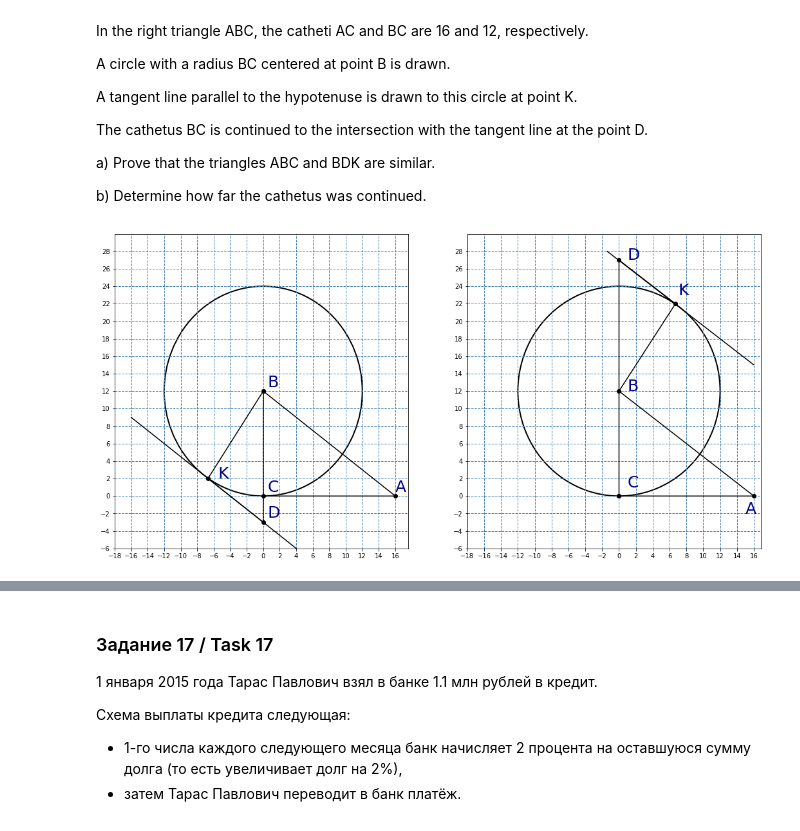
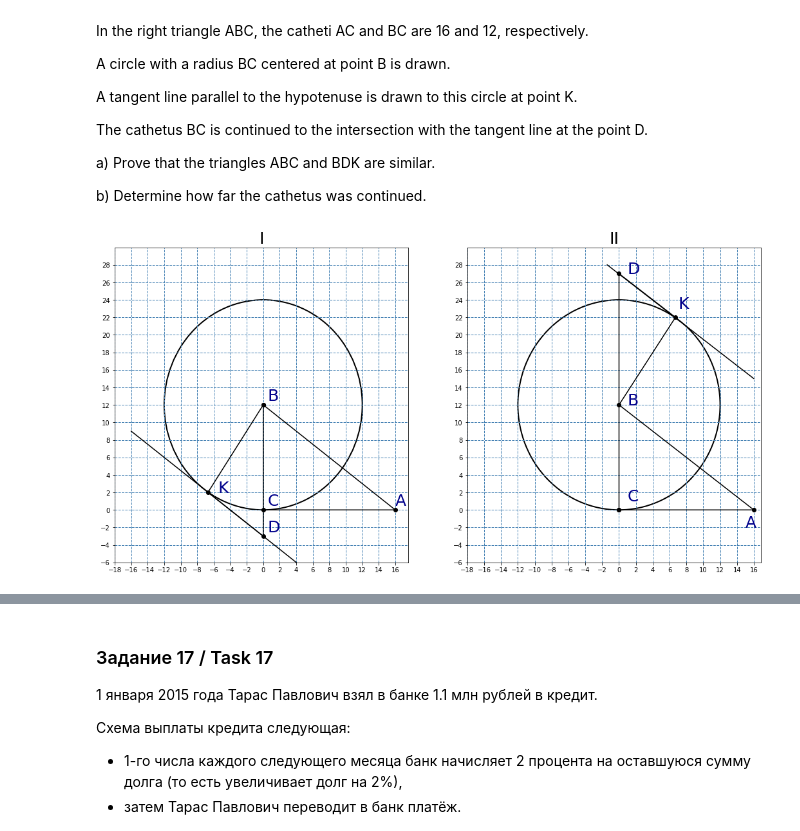
Before and after one commit to OlgaBelitskaya/math_20172018, a Jupyter notebook: 2018_Variant18.ipynb, the cells around one changed output, grey strips where cells are left out. Cells and saved outputs as stored; diff of their text form; code cells hidden in the pictures.

```diff
--- a/2018_Variant18.ipynb
+++ b/2018_Variant18.ipynb
@@ -876,31 +876,34 @@ ax1.plot([0,16,0,0,-6.7,0],[0,0,12,-3,2,12],'-o',c='black')
 
 ax2.plot([16,-1.4],[15,28],c='black')
 ax2.plot([0,16,0,6.7,0,0],[0,0,12,22,27,0],'-o',c='black')
 
 for p in [ax1,ax2]:
     p.grid(c='steelblue', ls='--', lw=1)
     p.set_ylim([-18,18])
     p.set_ylim([-6,30])
     p.set_xticks(numpy.arange(-18,18,step=2))
     p.set_yticks(numpy.arange(-6,30,step=2));
 
     circle = pat.Circle((0,12),12,lw=2,
                         edgecolor='black',
                         facecolor='none')
     p.add_artist(circle)
 
 XYL1 = [[16,0.5,0.5,0.5,-5.5],
        [0.5,12.5,0.5,-2.5,2],
        ['A','B','C','D','K']]
 for i in range(5):
     ax1.text(XYL1[0][i],XYL1[1][i],XYL1[2][i],
              fontsize=25,color='darkblue')
 
 XYL2 = [[15,1,1,1,7],
        [-2,12,1,27,23],
        ['A','B','C','D','K']]
 for i in range(5):
     ax2.text(XYL2[0][i],XYL2[1][i],XYL2[2][i],
              fontsize=25,color='darkblue')
+
+ax1.set_title('I',fontsize=25)
+ax2.set_title('II',fontsize=25);
 # %% [output]
-[figure, old version]
+[figure, new version]
```
Also changed, not shown: parts of 7 cells of this notebook.
